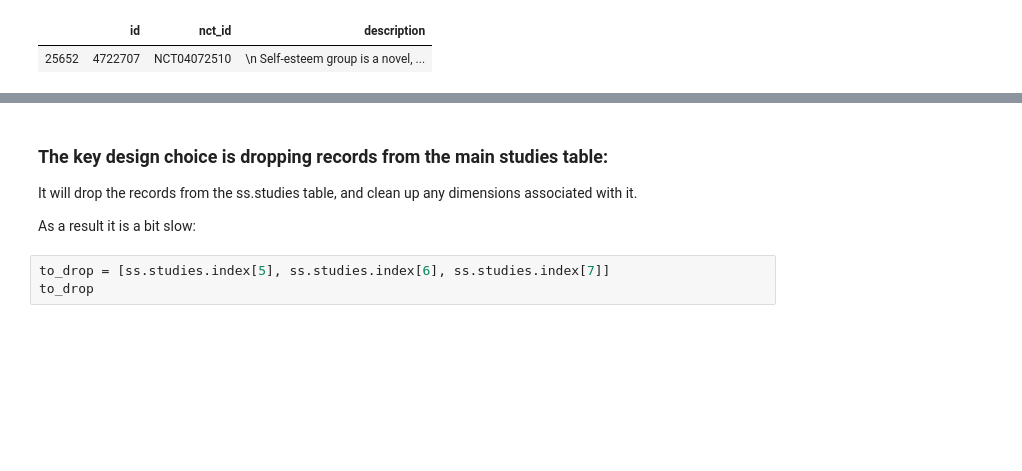
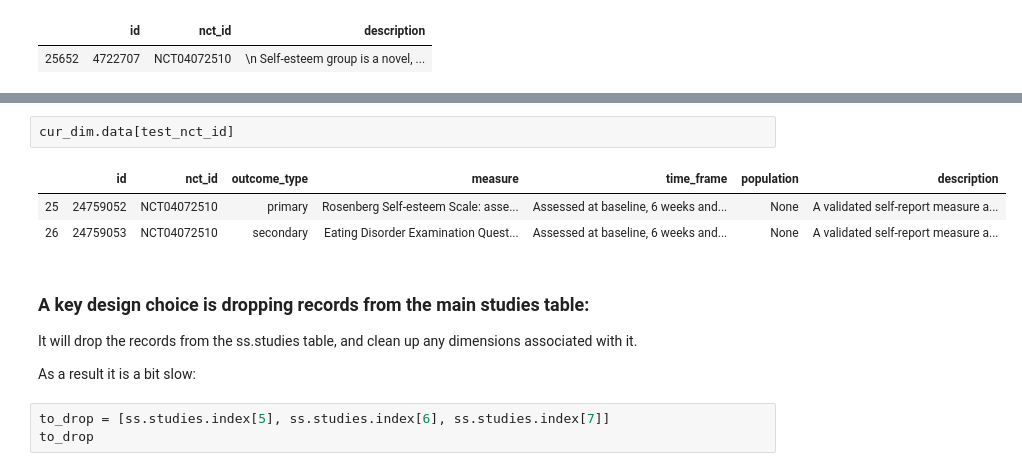
Before and after one commit to sylvaingchassang/trial-explorer, a Jupyter notebook: notebooks/Prototype Studies Interface.ipynb, the cells around one changed output, grey strips where cells are left out. Cells and saved outputs as stored; diff of their text form; blank space fills up the shorter version.

```diff
--- a/notebooks/Prototype Studies Interface.ipynb
+++ b/notebooks/Prototype Studies Interface.ipynb
@@ -171,5 +217,11 @@ cur_dim.data[test_nct_id]
+# %%
+cur_dim.data[test_nct_id]
+# %% [output]
+|  | id | nct_id | outcome_type | measure | time_frame | population | description |
+| 25 | 24759052 | NCT04072510 | primary | Rosenberg Self-esteem Scale: asse... | Assessed at baseline, 6 weeks and... | None | A validated self-report measure a... |
+| 26 | 24759053 | NCT04072510 | secondary | Eating Disorder Examination Quest... | Assessed at baseline, 6 weeks and... | None | A validated self-report measure a... |
 # %% [markdown]
-### The key design choice is dropping records from the main studies table:
+### A key design choice is dropping records from the main studies table:
 
 It will drop the records from the ss.studies table, and clean up any dimensions associated with it.
 
```
Also changed, not shown: parts of 10 cells of this notebook, 4 other files.
